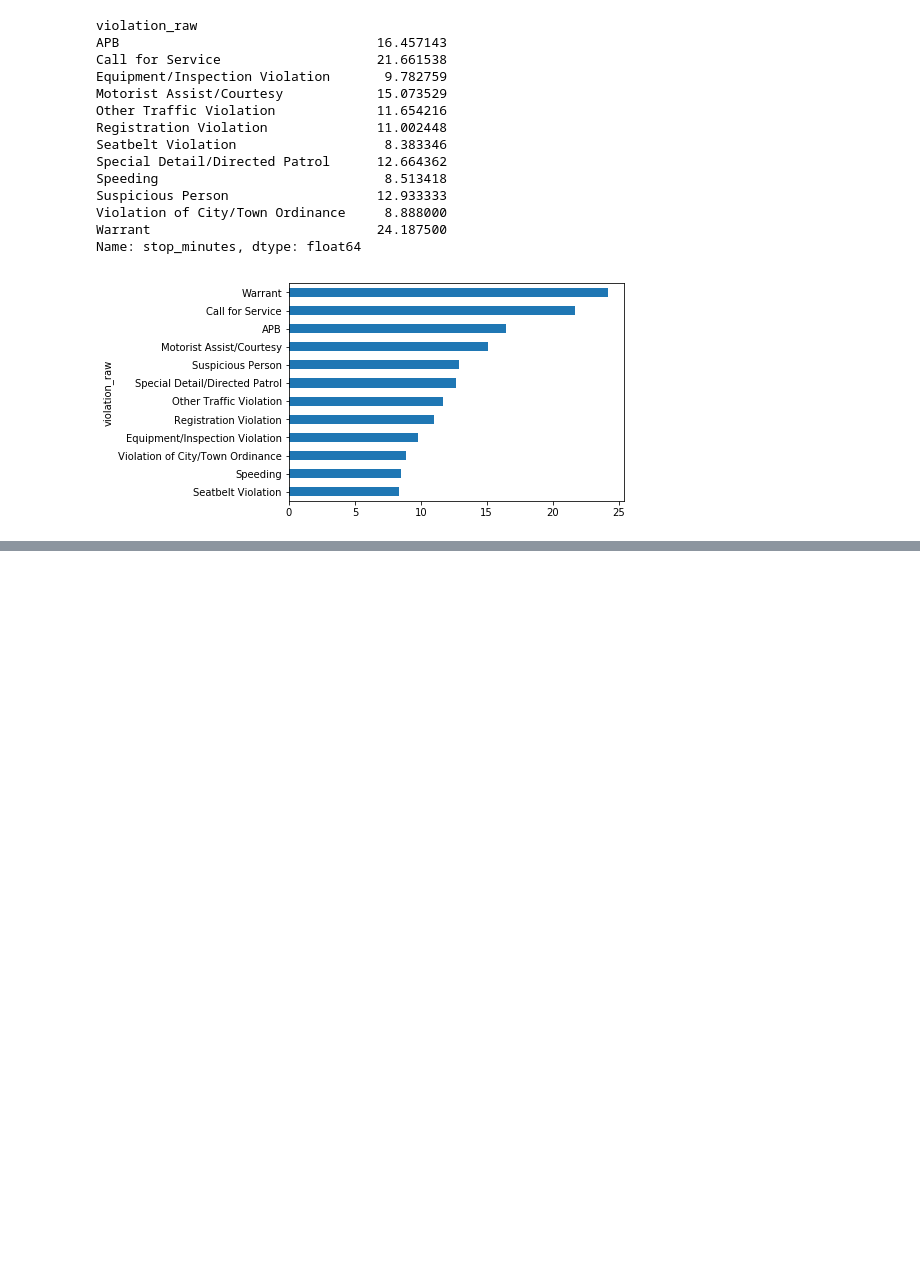
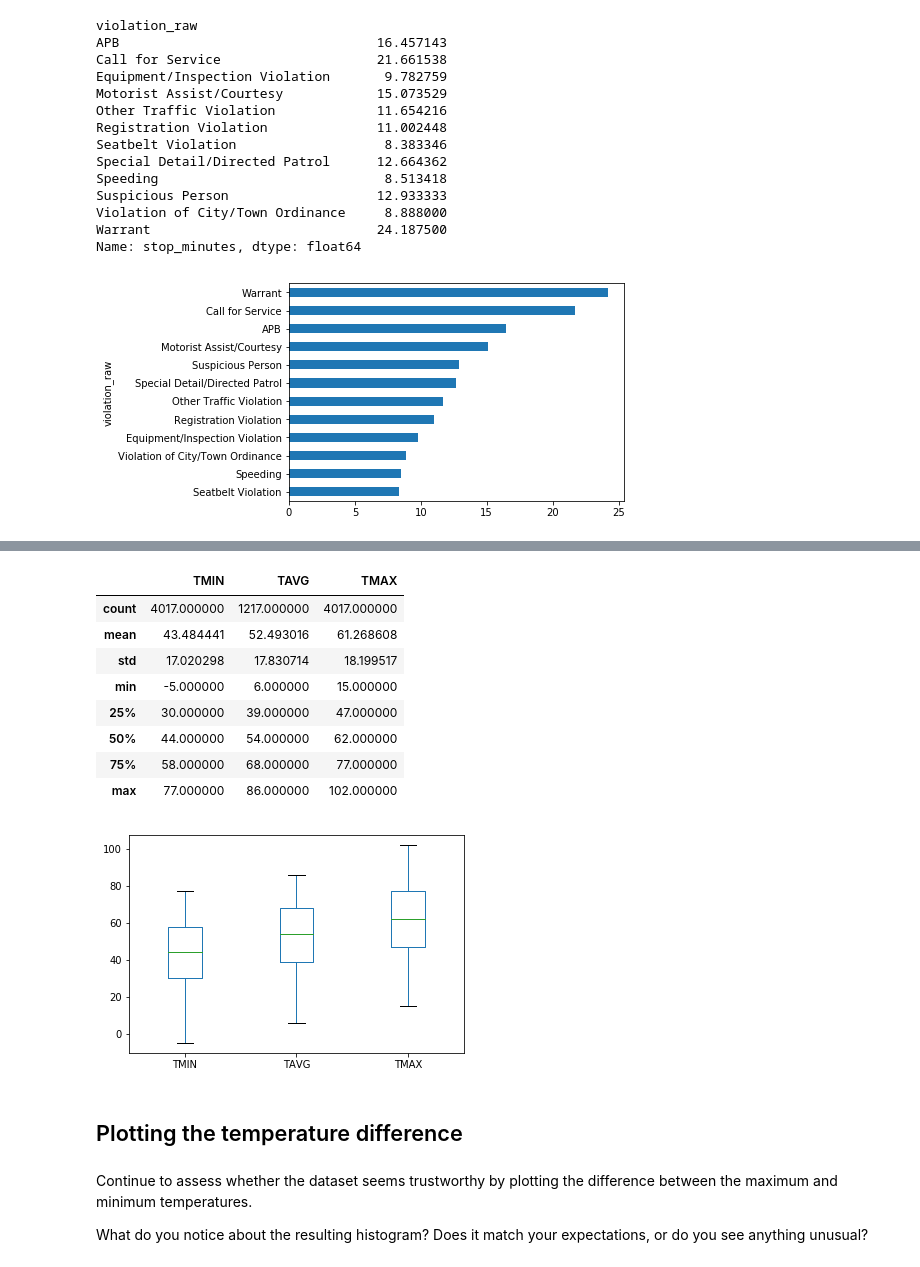
Before and after one commit to elguneminov/data_science_projects_I, a Jupyter notebook: Analyzing Police Activity in Rhode Island/Analyzing Police Acticity in Rhode Island.ipynb, the cells around one changed output, grey strips where cells are left out. Cells and saved outputs as stored; diff of their text form; code cells hidden in the pictures; blank space fills up the shorter version.

Commit message:
Updated
Including datasets 'weather' to see if weather conditions affect police activity or not.

```diff
--- a/Analyzing Police Activity in Rhode Island/Analyzing Police Acticity in Rhode Island.ipynb
+++ b/Analyzing Police Activity in Rhode Island/Analyzing Police Acticity in Rhode Island.ipynb
@@ -738,0 +745,4 @@ plt.show()
+# %%
+# Read 'weather.csv' into a DataFrame named 'weather'
+weather = pd.read_csv('weather.csv')
+weather.head()
@@ -738,0 +757,26 @@ plt.show()
+# %%
+# Describe the temperature columns
+display(weather[['TMIN', 'TAVG', 'TMAX']].describe())
+
+# Create a box plot of the temperature columns
+weather[['TMIN', 'TAVG', 'TMAX']].plot(kind='box')
+
+# Display the plot
+plt.show()
+# %% [output]
+|  | TMIN | TAVG | TMAX |
+| count | 4017.000000 | 1217.000000 | 4017.000000 |
+| mean | 43.484441 | 52.493016 | 61.268608 |
+| std | 17.020298 | 17.830714 | 18.199517 |
+| min | -5.000000 | 6.000000 | 15.000000 |
+| 25% | 30.000000 | 39.000000 | 47.000000 |
+| 50% | 44.000000 | 54.000000 | 62.000000 |
+| 75% | 58.000000 | 68.000000 | 77.000000 |
+| max | 77.000000 | 86.000000 | 102.000000 |
+[figure, added]
+# %% [markdown]
+## Plotting the temperature difference
+# %% [markdown]
+Continue to assess whether the dataset seems trustworthy by plotting the difference between the maximum and minimum temperatures.
+
+What do you notice about the resulting histogram? Does it match your expectations, or do you see anything unusual?
```
Also changed, not shown: parts of 36 cells of this notebook.
